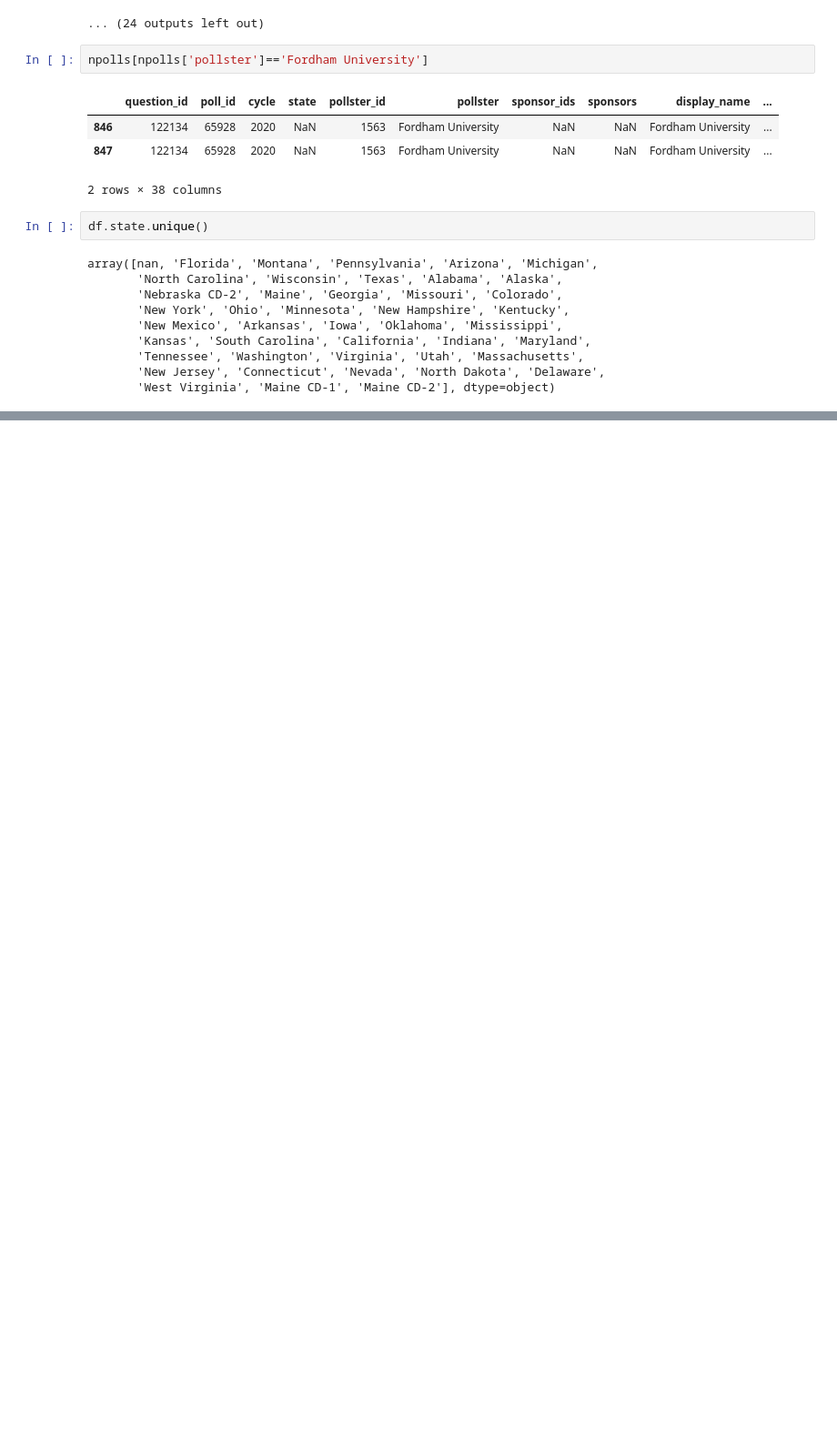
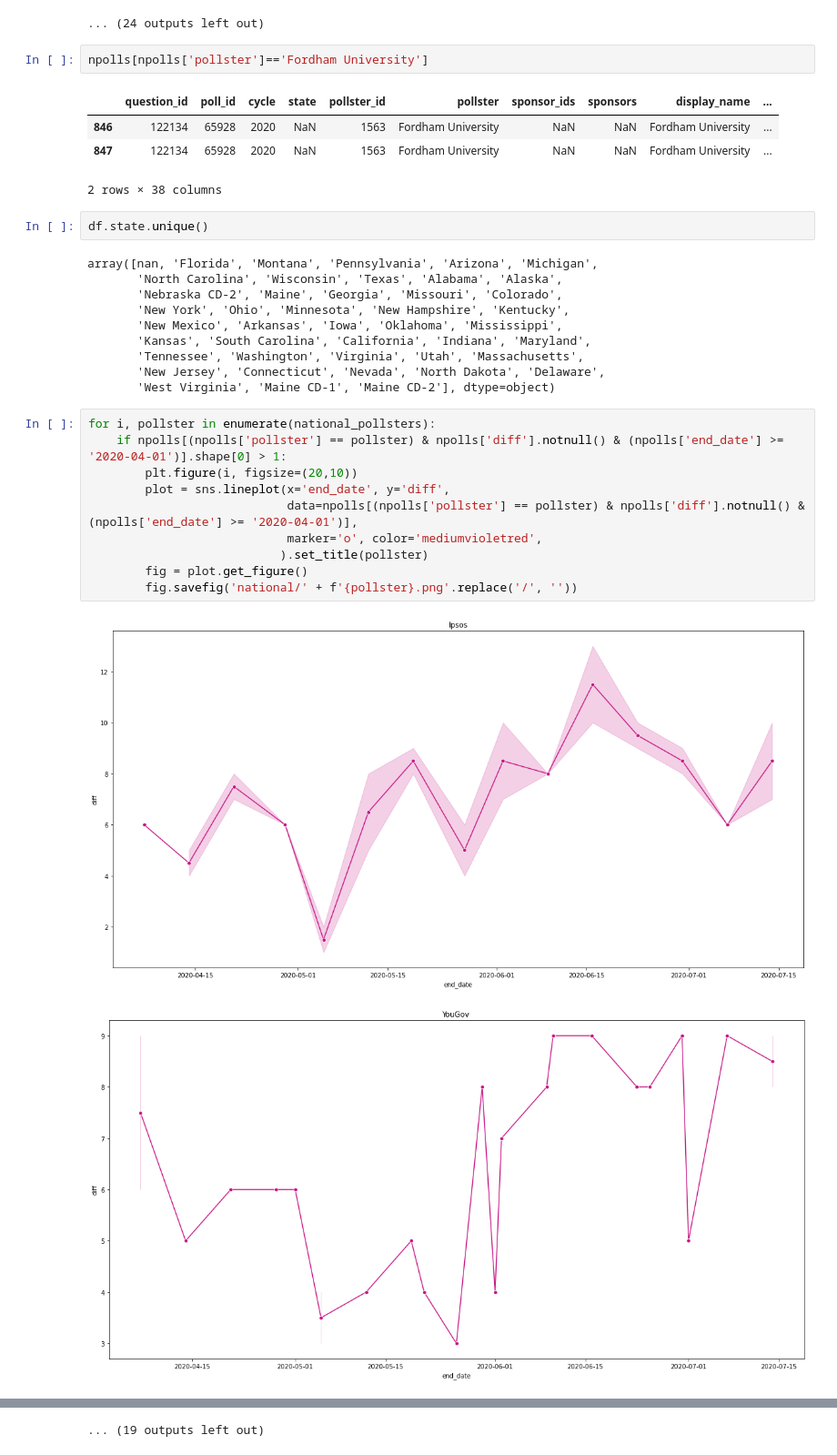
Before and after one commit to malan88/polling, a Jupyter notebook: exploration.ipynb, the cells around one changed output, grey strips where cells are left out. Shown at 91% size. Drawn from its saved outputs; the diff is of its cells as text; blank space fills up the shorter version.

Commit message:
Generate better national plots, limit to 4/1/2020

```diff
--- a/exploration.ipynb
+++ b/exploration.ipynb
@@ -149,3 +149,16 @@ array([nan, 'Florida', 'Montana', 'Pennsylvania', 'Arizona', 'Michigan',
        'Tennessee', 'Washington', 'Virginia', 'Utah', 'Massachusetts',
        'New Jersey', 'Connecticut', 'Nevada', 'North Dakota', 'Delaware',
        'West Virginia', 'Maine CD-1', 'Maine CD-2'], dtype=object)
+# %%
+for i, pollster in enumerate(national_pollsters):
+    if npolls[(npolls['pollster'] == pollster) & npolls['diff'].notnull() & (npolls['end_date'] >= '2020-04-01')].shape[0] > 1:
+        plt.figure(i, figsize=(20,10))
+        plot = sns.lineplot(x='end_date', y='diff',
+                            data=npolls[(npolls['pollster'] == pollster) & npolls['diff'].notnull() & (npolls['end_date'] >= '2020-04-01')],
+                            marker='o', color='mediumvioletred',
+                           ).set_title(pollster)
+        fig = plot.get_figure()
+        fig.savefig('national/' + f'{pollster}.png'.replace('/', ''))
+# %% [output]
+[figure, added]
+[figure, added]
@@ -151,0 +175 @@ array([nan, 'Florida', 'Montana', 'Pennsylvania', 'Arizona', 'Michigan',
+... (19 outputs left out)
```
Also changed, not shown: parts of 3 cells of this notebook, 32 other files.
